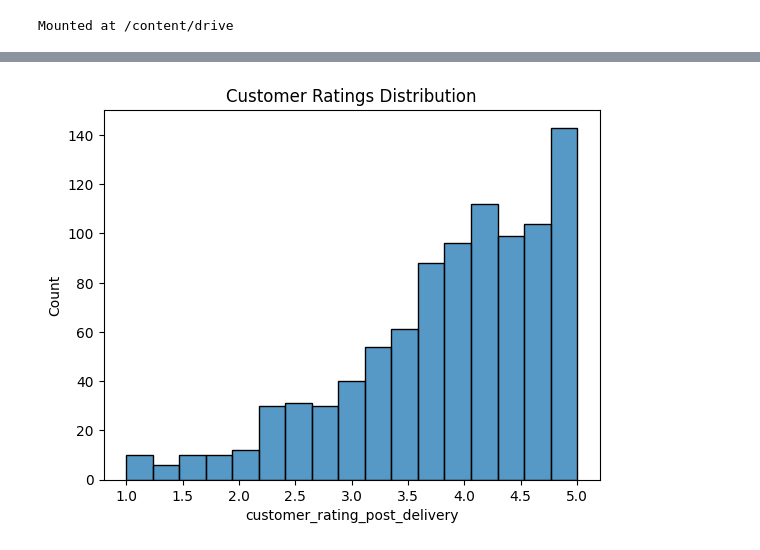
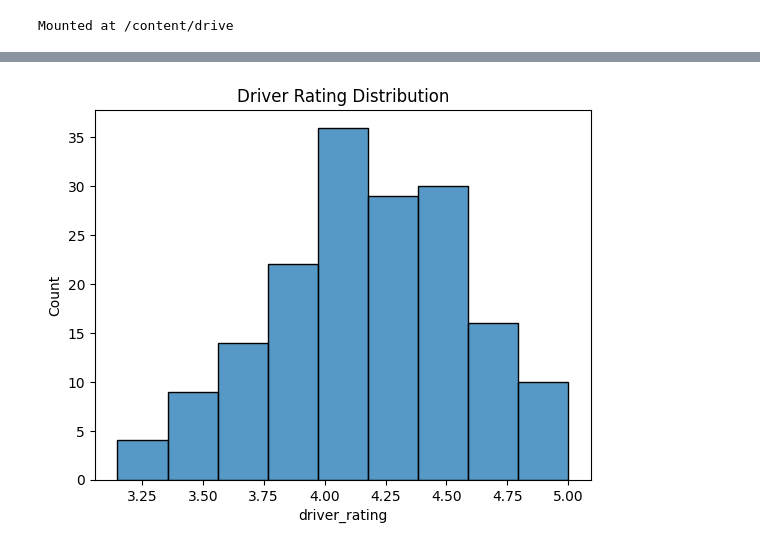
Before and after one commit to Anakha10/northstar-analytics, a Jupyter notebook: NorthStar_Python.ipynb, the cells around one changed output, grey strips where cells are left out. Saved outputs shown, nothing was run; the diff lists cells and outputs as text; code cells hidden in the pictures.

```diff
--- a/NorthStar_Python.ipynb
+++ b/NorthStar_Python.ipynb
@@ -60,0 +8,14 @@ dtype: int64
+# %%
+import pandas as pd
+import numpy as np
+import seaborn as sns
+import matplotlib.pyplot as plt
+
+deliveries = pd.read_csv("deliveries.csv")
+complaints = pd.read_csv("complaints.csv")
+drivers = pd.read_csv("drivers.csv")
+vehicles = pd.read_csv("vehicles.csv")
+hubs = pd.read_csv("hubs.csv")
+customers = pd.read_csv("customers.csv")
+
+print(deliveries.head())
@@ -82,8 +187,8 @@ dtype: float64
 # %%
-sns.histplot(df["customer_rating_post_delivery"])
+sns.histplot(drivers["driver_rating"])
 
-plt.title("Customer Ratings Distribution")
+plt.title("Driver Rating Distribution")
 
 plt.show()
 # %% [output]
-[figure, old version]
+[figure, new version]
```
Also changed, not shown: parts of 29 cells of this notebook.
